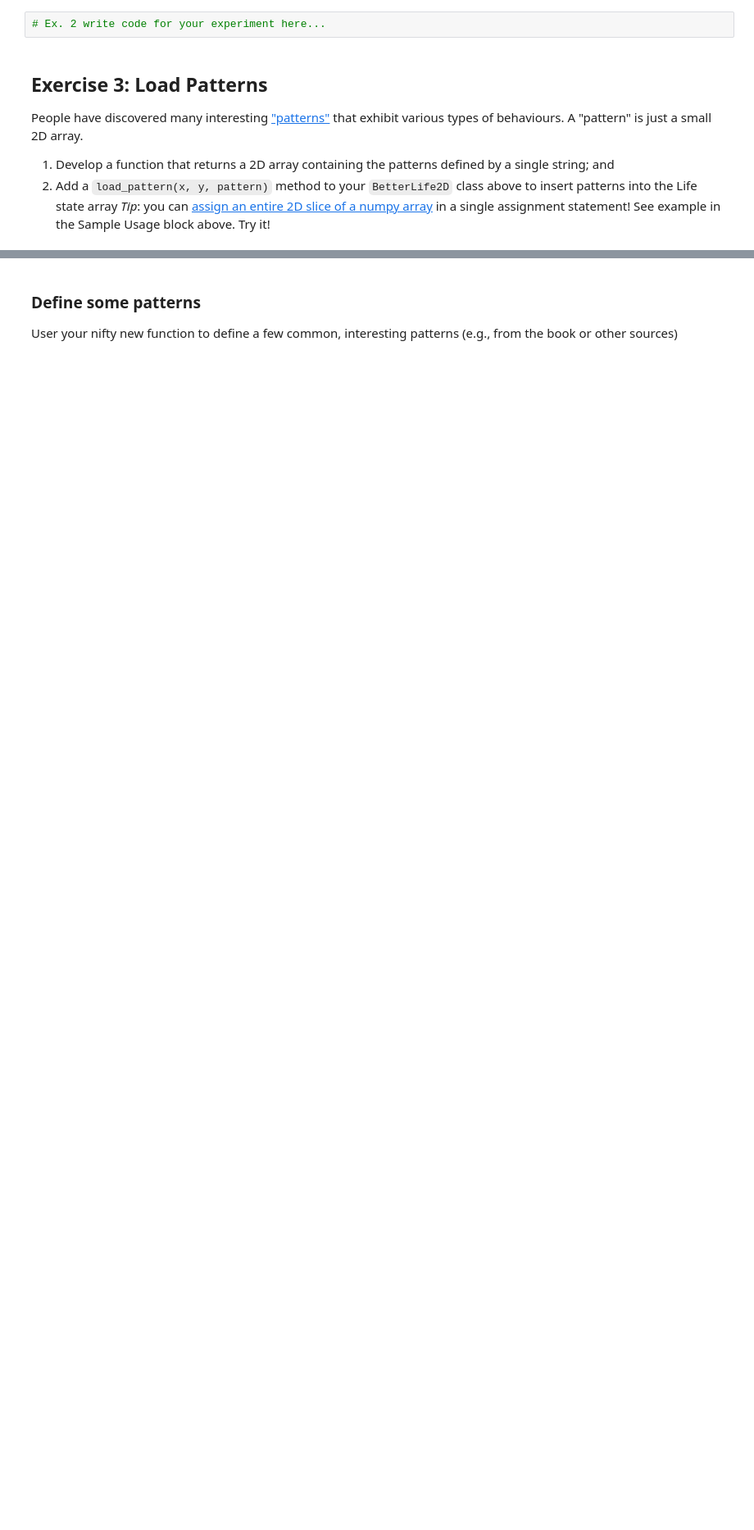
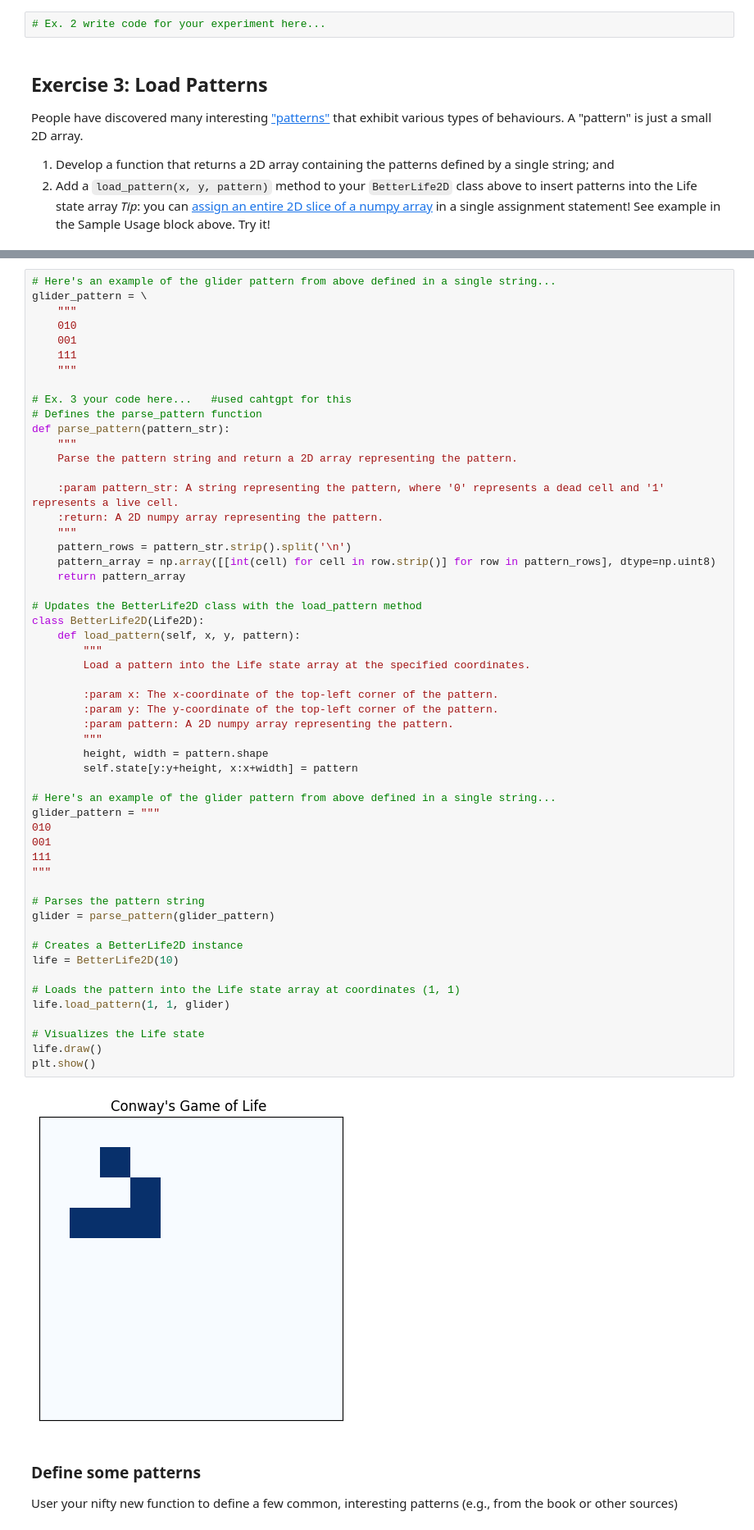
Before and after one commit to Vashusingh44/cap-comp215, a Jupyter notebook: labs/lab06-GoL.ipynb, the cells around one changed output, grey strips where cells are left out. Shown at 82% size. Cells and saved outputs as stored; diff of their text form; blank space fills up the shorter version.

```diff
--- a/labs/lab06-GoL.ipynb
+++ b/labs/lab06-GoL.ipynb
@@ -208,3 +214,59 @@ glider_pattern = \
+# %%
+# Here's an example of the glider pattern from above defined in a single string...
+glider_pattern = \
+    """
+    010
+    001
+    111
+    """
+
+# Ex. 3 your code here...   #used cahtgpt for this
+# Defines the parse_pattern function
+def parse_pattern(pattern_str):
+    """
+    Parse the pattern string and return a 2D array representing the pattern.
+
+    :param pattern_str: A string representing the pattern, where '0' represents a dead cell and '1' represents a live cell.
+    :return: A 2D numpy array representing the pattern.
+    """
+    pattern_rows = pattern_str.strip().split('\n')
+    pattern_array = np.array([[int(cell) for cell in row.strip()] for row in pattern_rows], dtype=np.uint8)
+    return pattern_array
+
+# Updates the BetterLife2D class with the load_pattern method
+class BetterLife2D(Life2D):
+    def load_pattern(self, x, y, pattern):
+        """
+        Load a pattern into the Life state array at the specified coordinates.
+
+        :param x: The x-coordinate of the top-left corner of the pattern.
+        :param y: The y-coordinate of the top-left corner of the pattern.
+        :param pattern: A 2D numpy array representing the pattern.
+        """
+        height, width = pattern.shape
+        self.state[y:y+height, x:x+width] = pattern
+
+# Here's an example of the glider pattern from above defined in a single string...
+glider_pattern = """
+010
+001
+111
+"""
+
+# Parses the pattern string
+glider = parse_pattern(glider_pattern)
+
+# Creates a BetterLife2D instance
+life = BetterLife2D(10)
+
+# Loads the pattern into the Life state array at coordinates (1, 1)
+life.load_pattern(1, 1, glider)
+
+# Visualizes the Life state
+life.draw()
+plt.show()
+# %% [output]
+[figure, added]
 # %% [markdown]
 ### Define some patterns
 User your nifty new function to define a few common, interesting patterns (e.g., from the book or other sources)
```
Also changed, not shown: parts of 9 cells of this notebook.
